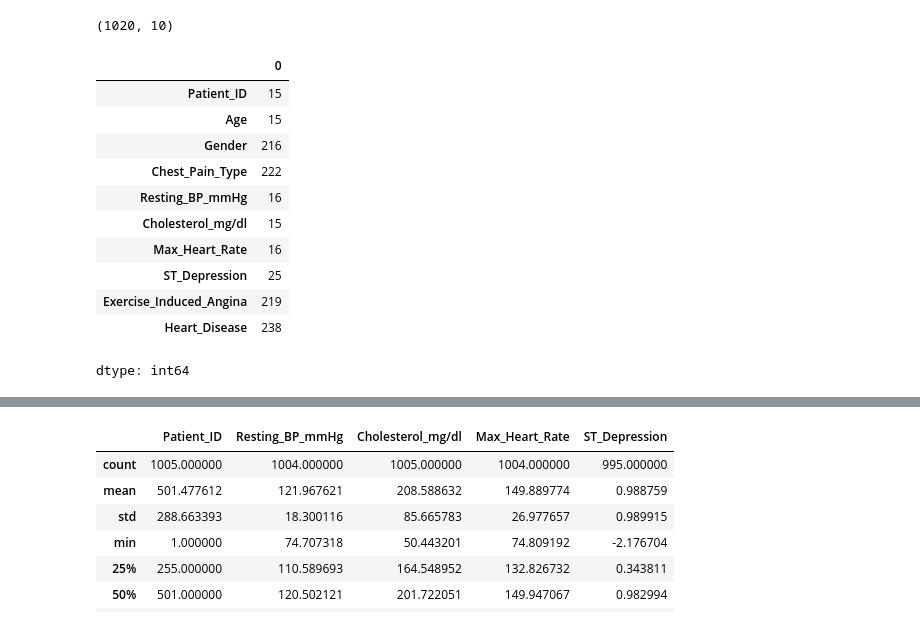
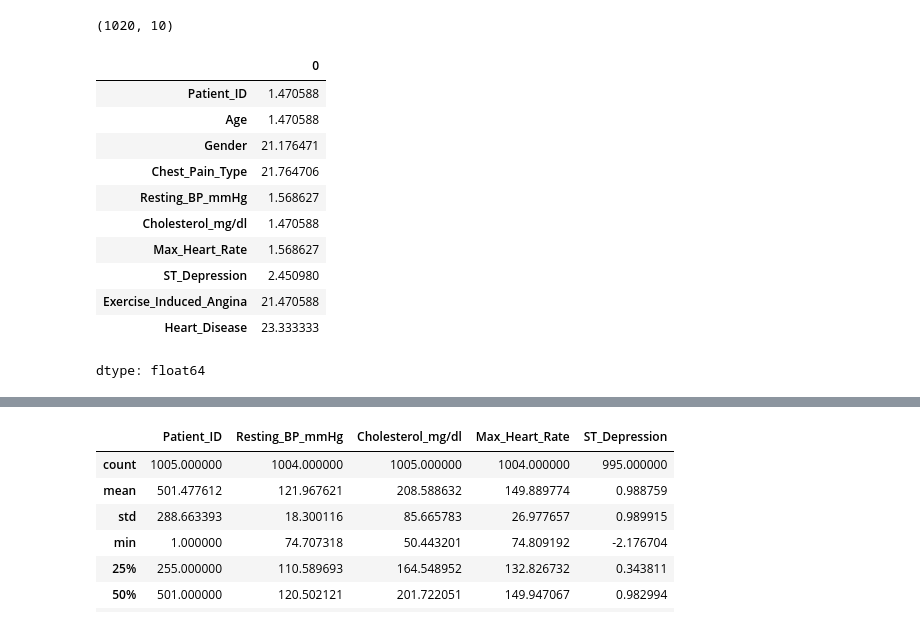
Before and after one commit to Mazen-Morsy/ML-Final, a Jupyter notebook: Heart_Disease_prediction.ipynb, the cells around one changed output, grey strips where cells are left out. Cells and saved outputs as stored; diff of their text form; code cells hidden in the pictures.

```diff
--- a/Heart_Disease_prediction.ipynb
+++ b/Heart_Disease_prediction.ipynb
@@ -25,20 +25,20 @@ df.shape
 # %% [output]
 (1020, 10)
 # %%
-df.isnull().sum()
+df.isnull().mean()*100
 # %% [output]
 |  | 0 |
-| Patient_ID | 15 |
-| Age | 15 |
-| Gender | 216 |
-| Chest_Pain_Type | 222 |
-| Resting_BP_mmHg | 16 |
-| Cholesterol_mg/dl | 15 |
-| Max_Heart_Rate | 16 |
-| ST_Depression | 25 |
-| Exercise_Induced_Angina | 219 |
-| Heart_Disease | 238 |
+| Patient_ID | 1.470588 |
+| Age | 1.470588 |
+| Gender | 21.176471 |
+| Chest_Pain_Type | 21.764706 |
+| Resting_BP_mmHg | 1.568627 |
+| Cholesterol_mg/dl | 1.470588 |
+| Max_Heart_Rate | 1.568627 |
+| ST_Depression | 2.450980 |
+| Exercise_Induced_Angina | 21.470588 |
+| Heart_Disease | 23.333333 |
-dtype: int64
+dtype: float64
 # %%
 df.info()
 # %% [output]
```
Also changed, not shown: parts of 31 cells of this notebook.
